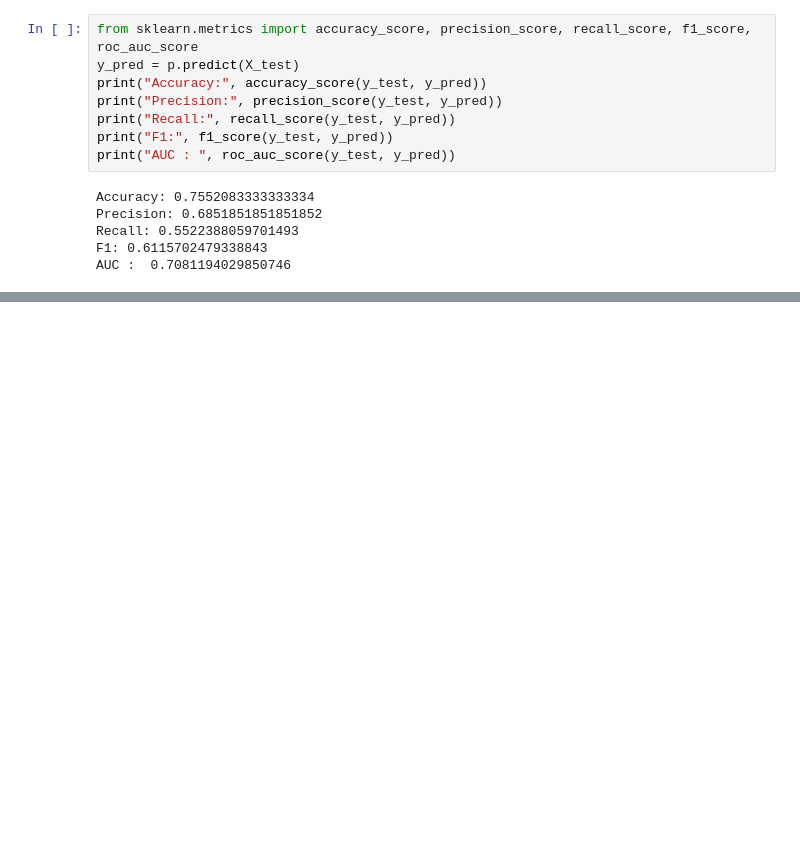
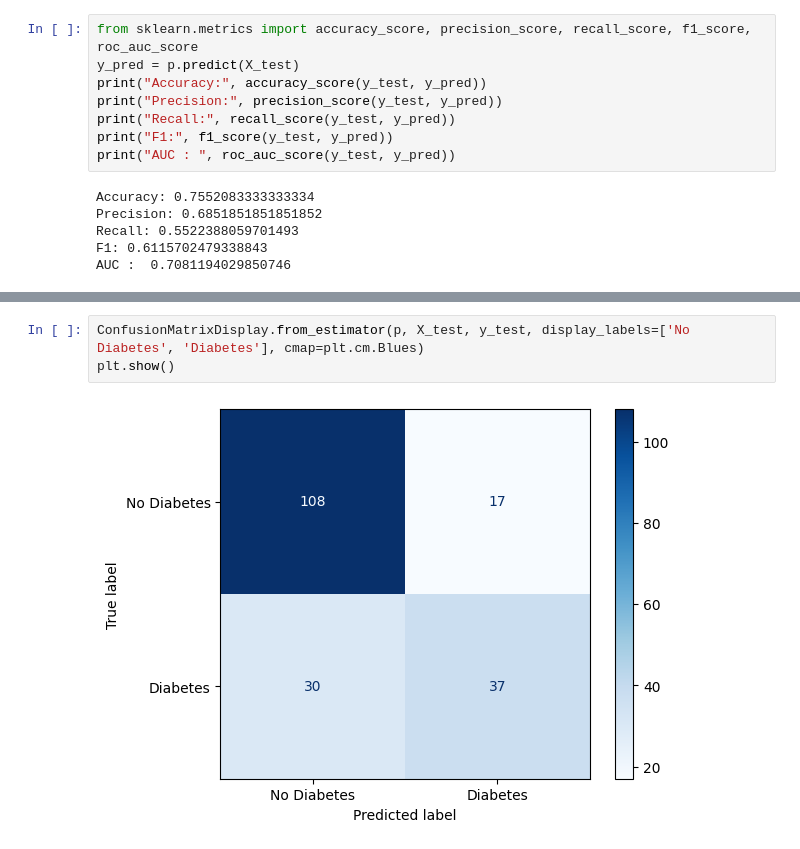
Before and after one commit to Thoprr/MLforDS, a Jupyter notebook: Exo/exo_6.ipynb, the cells around one changed output, grey strips where cells are left out. Drawn from its saved outputs; the diff is of its cells as text; blank space fills up the shorter version.

```diff
--- a/Exo/exo_6.ipynb
+++ b/Exo/exo_6.ipynb
@@ -54,0 +64,5 @@ weighted avg       0.75      0.76      0.75       192
+# %%
+ConfusionMatrixDisplay.from_estimator(p, X_test, y_test, display_labels=['No Diabetes', 'Diabetes'], cmap=plt.cm.Blues)
+plt.show()
+# %% [output]
+[figure, added]
```
Also changed, not shown: parts of 4 cells of this notebook, 1 other file.
